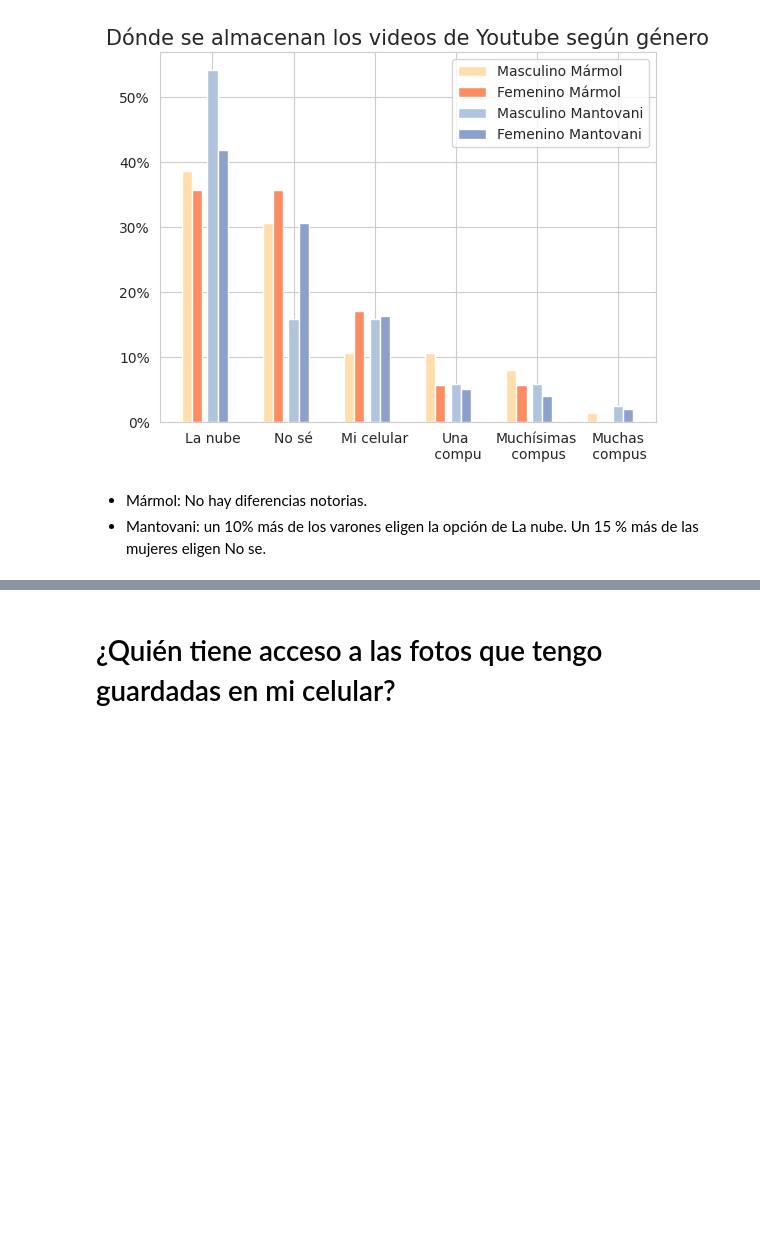
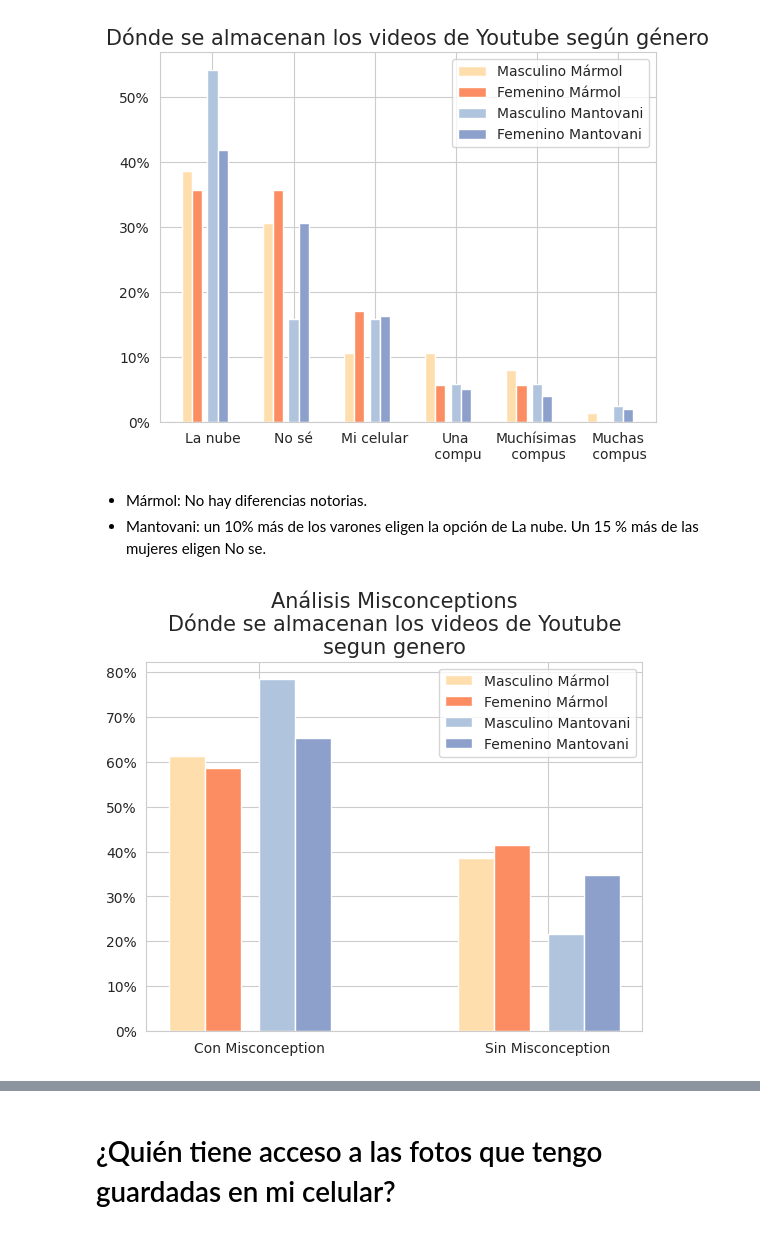
Before and after one commit to fedesassone/tesis, a Jupyter notebook: notebooks/misconceptions/Misconceptions.ipynb, the cells around one changed output, grey strips where cells are left out. Saved outputs shown, nothing was run; the diff lists cells and outputs as text; code cells hidden in the pictures; blank space fills up the shorter version.

Commit message:
Analisis misconc genero

```diff
--- a/notebooks/misconceptions/Misconceptions.ipynb
+++ b/notebooks/misconceptions/Misconceptions.ipynb
@@ -376,3 +376,47 @@ plt.savefig('donde_youtube_genero.png')
 # %% [markdown]
 * Mármol: No hay diferencias notorias.
 * Mantovani: un 10% más de los varones eligen la opción de La nube. Un 15 % más de las mujeres eligen No se.
+# %%
+# Con misconception vs Sin Misconception - Agrupando No se - ¿Dónde se almacenan los videos que están en YouTube? - segun genero
+data_marmol_mas = marmol[marmol['genero']=="Masculino"]["donde_youtube"].value_counts(normalize=True).sort_values(ascending=False)
+data_marmol_fem = marmol[marmol['genero']=="Femenino"]["donde_youtube"].value_counts(normalize=True).sort_values(ascending=False)
+data_mantovani_mas = mantovani[mantovani['genero']=="Masculino"]["donde_youtube"].value_counts(normalize=True).sort_values(ascending=False)
+data_mantovani_fem = mantovani[mantovani['genero']=="Femenino"]["donde_youtube"].value_counts(normalize=True).sort_values(ascending=False)
+
+dfs = [data_marmol_mas,data_marmol_fem,data_mantovani_mas,data_mantovani_fem]
+
+result = pd.concat(dfs, axis=1, ignore_index=True)
+result = result.rename(columns={0: "Masculino Mármol",
+                                1: "Femenino Mármol",
+                                2: "Masculino Mantovani",
+                                3: "Femenino Mantovani"},
+                       index={"En la nube": "La nube",
+                              "En mi celular": "Mi celular",
+                              "En una computadora": "Una\n compu",
+                              "En muchísimas computadoras (tantas que podrían llenar una cancha de fútbol)": "Muchísimas\n compus",
+                              "En muchas computadoras (tantas que podrían llenar una casa)": "Muchas\n compus"}).fillna(0)
+
+df_con_mis = result.loc[(result.index != 'No sé') & (result.index != 'Muchísimas\n compus')].sum()
+df_sin_mis = result.loc[(result.index == 'No sé') | (result.index == 'Muchísimas\n compus')].sum()
+
+result = pd.concat([df_con_mis, df_sin_mis], axis=1, ignore_index=True).rename(columns={0: "Con Misconception", 1: "Sin Misconception"}).transpose()
+
+bar_width = 0.25
+
+br1 = [1,3]
+br2 = [x +     bar_width for x in br1]
+br3 = [x + 1.5*bar_width for x in br2]
+br4 = [x +     bar_width for x in br3]
+
+plt.bar(br1,result["Masculino Mármol"],     width=bar_width, label = 'Masculino Mármol', color='navajowhite')
+plt.bar(br2,result["Femenino Mármol"],      width=bar_width, label = 'Femenino Mármol', color='C1')
+plt.bar(br3,result["Masculino Mantovani"],  width=bar_width, label = 'Masculino Mantovani', color='lightsteelblue')
+plt.bar(br4,result["Femenino Mantovani"],   width=bar_width, label = 'Femenino Mantovani', color='C2')
+
+plt.gca().yaxis.set_major_formatter(PercentFormatter(1))
+plt.title("Análisis Misconceptions\nDónde se almacenan los videos de Youtube\nsegun genero", fontsize=15)
+plt.xticks([x + 2*bar_width for x in br1], result.index)
+plt.legend()
+plt.savefig('misconc_agreg_donde_youtube_genero.png')
+# %% [output]
+[figure, added]
```
Also changed, not shown: parts of 3 cells of this notebook, 2 other files.
